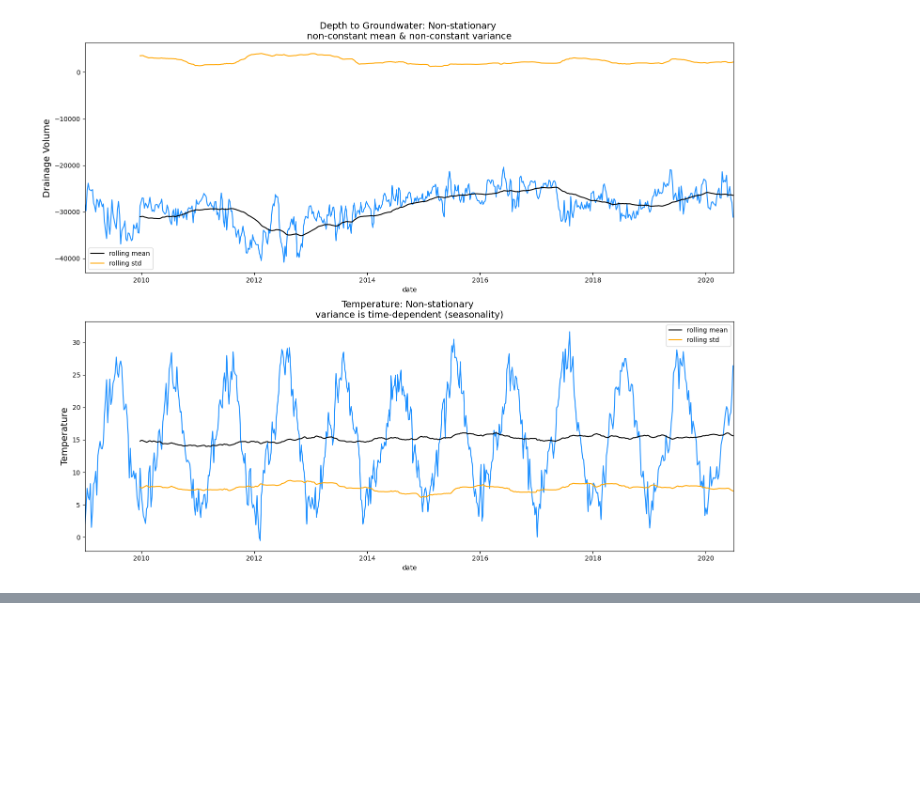
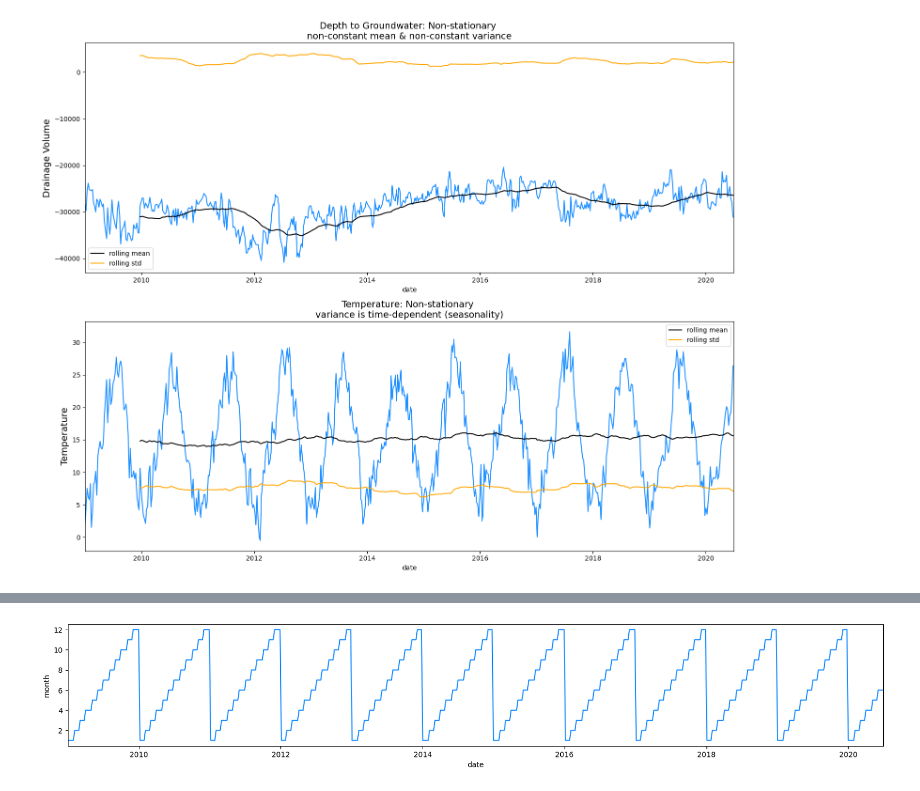
Before and after one commit to rober12345/time-series-project-tutorial, a Jupyter notebook: solutionRobUgalde.ipynb, the cells around one changed output, grey strips where cells are left out. Saved outputs shown, nothing was run; the diff lists cells and outputs as text; code cells hidden in the pictures; blank space fills up the shorter version.

```diff
--- a/solutionRobUgalde.ipynb
+++ b/solutionRobUgalde.ipynb
@@ -505,0 +601,16 @@ plt.show()
+# %%
+import pandas as pd
+
+# Ensure 'date' column is in datetime format
+df['date'] = pd.to_datetime(df['date'])
+
+# Extract date-related features
+df['year'] = df['date'].dt.year
+df['month'] = df['date'].dt.month
+df['day'] = df['date'].dt.day
+df['day_of_year'] = df['date'].dt.dayofyear
+df['week_of_year'] = df['date'].dt.isocalendar().week  # ✅ FIXED
+df['quarter'] = df['date'].dt.quarter
+df['season'] = df['month'] % 12 // 3 + 1  # 1=Winter, 2=Spring, 3=Summer, 4=Fall
+
+print(df.head())
@@ -505,0 +635,8 @@ plt.show()
+# %%
+f, ax = plt.subplots(nrows=1, ncols=1, figsize=(20, 3))
+
+sns.lineplot(x=df['date'], y=df['month'], color='dodgerblue')
+ax.set_xlim([date(2009, 1, 1), date(2020, 6, 30)])
+plt.show()
+# %% [output]
+[figure, added]
```
Also changed, not shown: parts of 8 cells of this notebook.
